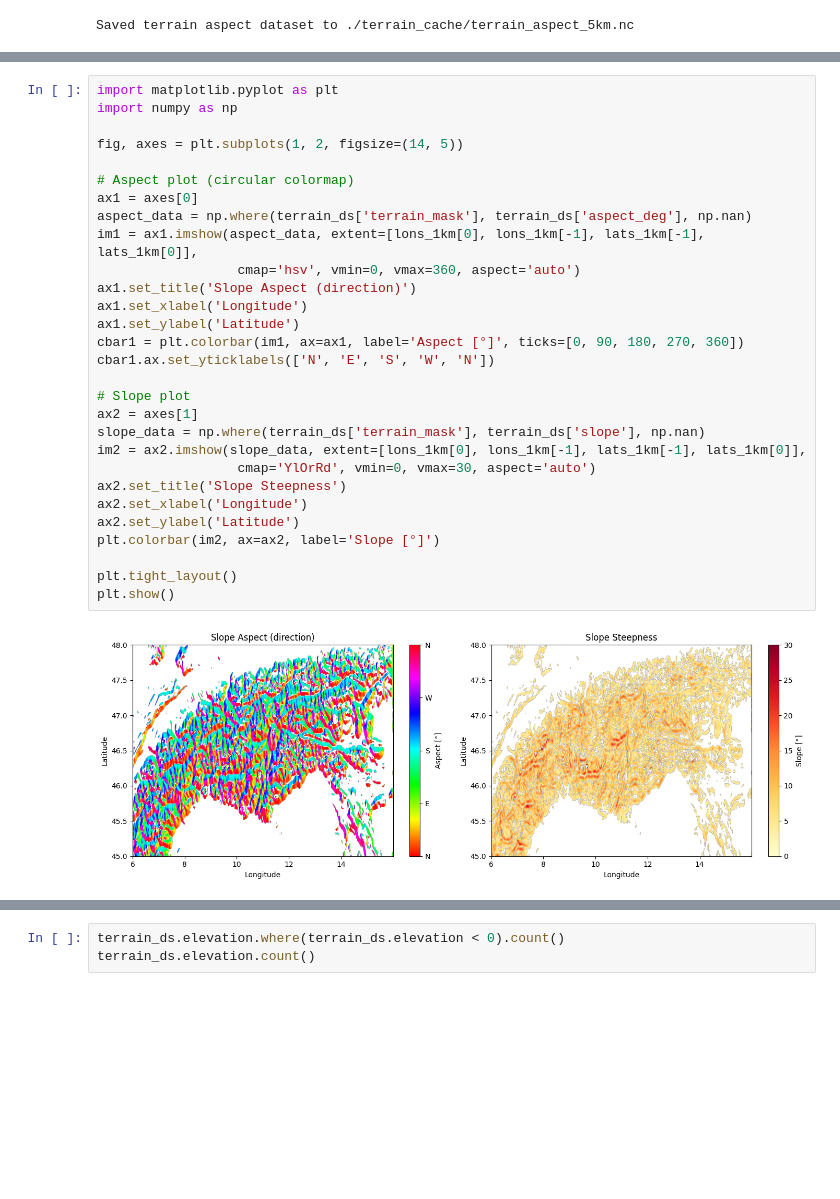
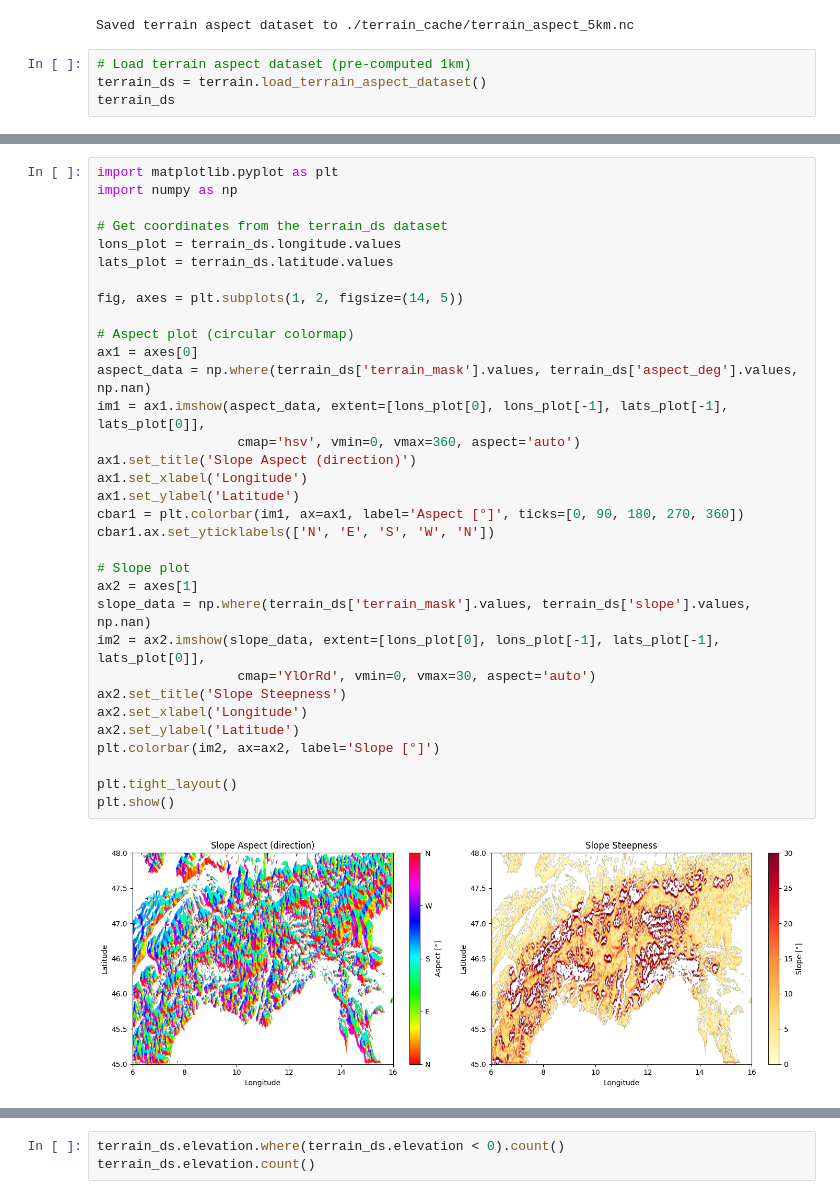
Before and after one commit to afriesinger/SciProFinal, a Jupyter notebook: era5vis-main/era5vis/terrain.ipynb, the cells around one changed output, grey strips where cells are left out. Cells and saved outputs as stored; diff of their text form; blank space fills up the shorter version.

```diff
--- a/era5vis-main/era5vis/terrain.ipynb
+++ b/era5vis-main/era5vis/terrain.ipynb
@@ -82,3 +84,7 @@ terrain_ds.to_netcdf(output_path)
 print(f"Saved terrain aspect dataset to {output_path}")
 # %% [output]
 Saved terrain aspect dataset to ./terrain_cache/terrain_aspect_5km.nc
+# %%
+# Load terrain aspect dataset (pre-computed 1km)
+terrain_ds = terrain.load_terrain_aspect_dataset()
+terrain_ds
@@ -85,34 +109,38 @@ Saved terrain aspect dataset to ./terrain_cache/terrain_aspect_5km.nc
 # %%
 import matplotlib.pyplot as plt
 import numpy as np
+
+# Get coordinates from the terrain_ds dataset
+lons_plot = terrain_ds.longitude.values
+lats_plot = terrain_ds.latitude.values
 
 fig, axes = plt.subplots(1, 2, figsize=(14, 5))
 
 # Aspect plot (circular colormap)
 ax1 = axes[0]
-aspect_data = np.where(terrain_ds['terrain_mask'], terrain_ds['aspect_deg'], np.nan)
-im1 = ax1.imshow(aspect_data, extent=[lons_1km[0], lons_1km[-1], lats_1km[-1], lats_1km[0]],
+aspect_data = np.where(terrain_ds['terrain_mask'].values, terrain_ds['aspect_deg'].values, np.nan)
+im1 = ax1.imshow(aspect_data, extent=[lons_plot[0], lons_plot[-1], lats_plot[-1], lats_plot[0]],
                   cmap='hsv', vmin=0, vmax=360, aspect='auto')
 ax1.set_title('Slope Aspect (direction)')
 ax1.set_xlabel('Longitude')
 ax1.set_ylabel('Latitude')
 cbar1 = plt.colorbar(im1, ax=ax1, label='Aspect [°]', ticks=[0, 90, 180, 270, 360])
 cbar1.ax.set_yticklabels(['N', 'E', 'S', 'W', 'N'])
 
 # Slope plot
 ax2 = axes[1]
-slope_data = np.where(terrain_ds['terrain_mask'], terrain_ds['slope'], np.nan)
-im2 = ax2.imshow(slope_data, extent=[lons_1km[0], lons_1km[-1], lats_1km[-1], lats_1km[0]],
+slope_data = np.where(terrain_ds['terrain_mask'].values, terrain_ds['slope'].values, np.nan)
+im2 = ax2.imshow(slope_data, extent=[lons_plot[0], lons_plot[-1], lats_plot[-1], lats_plot[0]],
                   cmap='YlOrRd', vmin=0, vmax=30, aspect='auto')
 ax2.set_title('Slope Steepness')
 ax2.set_xlabel('Longitude')
 ax2.set_ylabel('Latitude')
 plt.colorbar(im2, ax=ax2, label='Slope [°]')
 
 plt.tight_layout()
 plt.show()
 # %% [output]
-[figure, old version]
+[figure, new version]
 # %%
 ##Example usage to add terrain intersection to ERA5 data
 import xarray as xr
```
Also changed, not shown: parts of 3 cells of this notebook, 22 other files.
